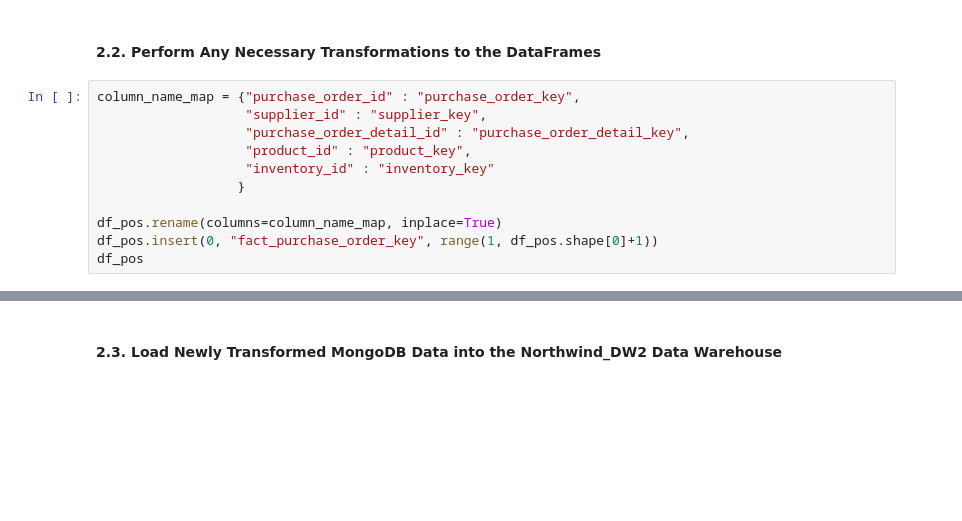
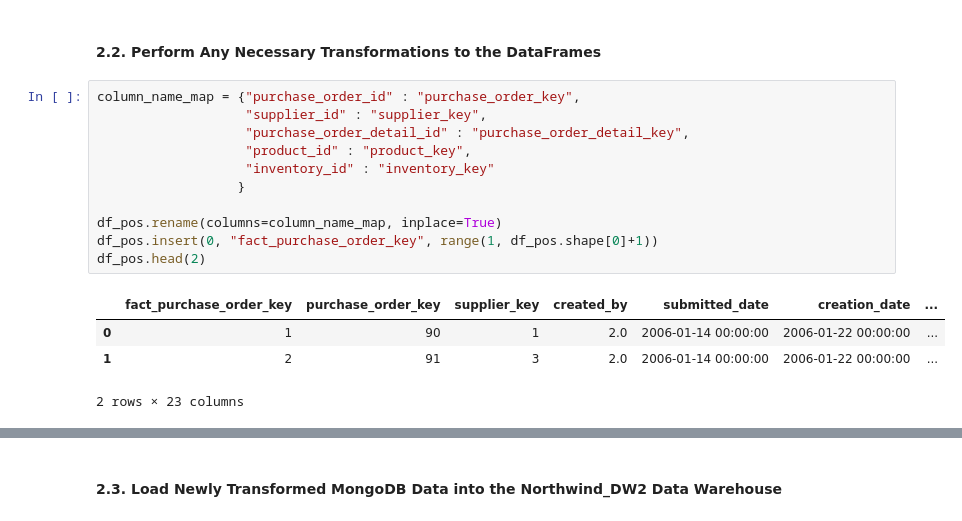
Before and after one commit to peneeta/DS-2002-Coursework, a Jupyter notebook: 03-NoSQL/Lab-04-Python-MongoDB-ETL.ipynb, the cells around one changed output, grey strips where cells are left out. Cells and saved outputs as stored; diff of their text form; blank space fills up the shorter version.

```diff
--- a/03-NoSQL/Lab-04-Python-MongoDB-ETL.ipynb
+++ b/03-NoSQL/Lab-04-Python-MongoDB-ETL.ipynb
@@ -208,13 +216,18 @@ df_pos.head(2)
 # %%
 column_name_map = {"purchase_order_id" : "purchase_order_key",
                    "supplier_id" : "supplier_key",
                    "purchase_order_detail_id" : "purchase_order_detail_key",
                    "product_id" : "product_key",
                    "inventory_id" : "inventory_key"
                   }
 
 df_pos.rename(columns=column_name_map, inplace=True)
 df_pos.insert(0, "fact_purchase_order_key", range(1, df_pos.shape[0]+1))
-df_pos
+df_pos.head(2)
+# %% [output]
+|  | fact_purchase_order_key | purchase_order_key | supplier_key | created_by | submitted_date | creation_date | ... |
+| 0 | 1 | 90 | 1 | 2.0 | 2006-01-14 00:00:00 | 2006-01-22 00:00:00 | ... |
+| 1 | 2 | 91 | 3 | 2.0 | 2006-01-14 00:00:00 | 2006-01-22 00:00:00 | ... |
+2 rows × 23 columns
 # %%
 # TODO: Perform any required transformations to the inventory transactions dataframe
```
Also changed, not shown: parts of 5 cells of this notebook.
